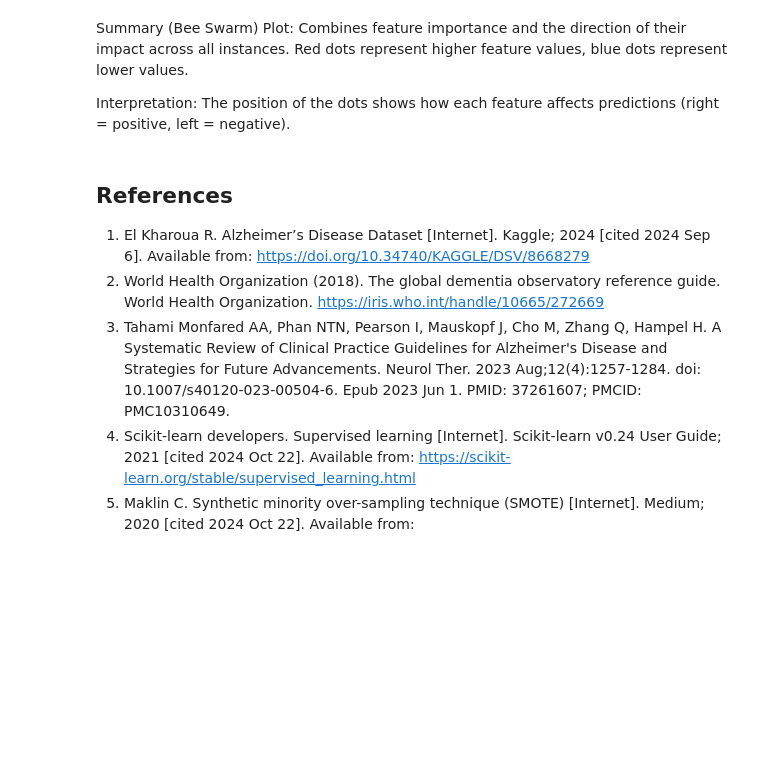
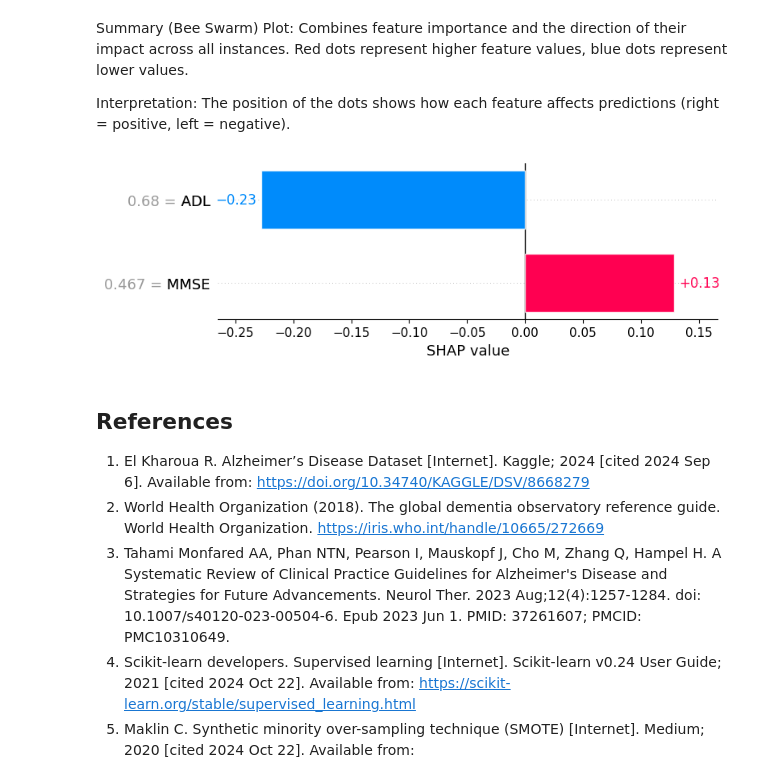
Before and after one commit to ggryschek/NK_SS_DashBoard, a Jupyter notebook: analysis/NK_SS_Predictive_Analysis.ipynb, the cells around one changed output. Saved outputs shown, nothing was run; the diff lists cells and outputs as text; code cells hidden in the pictures; blank space fills up the shorter version.

```diff
--- a/analysis/NK_SS_Predictive_Analysis.ipynb
+++ b/analysis/NK_SS_Predictive_Analysis.ipynb
@@ -886,6 +884,10 @@ shap.summary_plot(shap_values_class1, X_test_filtered)
 Summary (Bee Swarm) Plot: Combines feature importance and the direction of their impact across all instances. Red dots represent higher feature values, blue dots represent lower values.
 
 Interpretation: The position of the dots shows how each feature affects predictions (right = positive, left = negative).
+# %%
+shap.plots.bar(shap_values_class1[0])
+# %% [output]
+[figure, added]
 # %% [markdown]
 ## References
 1. El Kharoua R. Alzheimer’s Disease Dataset [Internet]. Kaggle; 2024 [cited 2024 Sep 6]. Available from: https://doi.org/10.34740/KAGGLE/DSV/8668279
```
Also changed, not shown: parts of 1 cell of this notebook, 5 other files.
